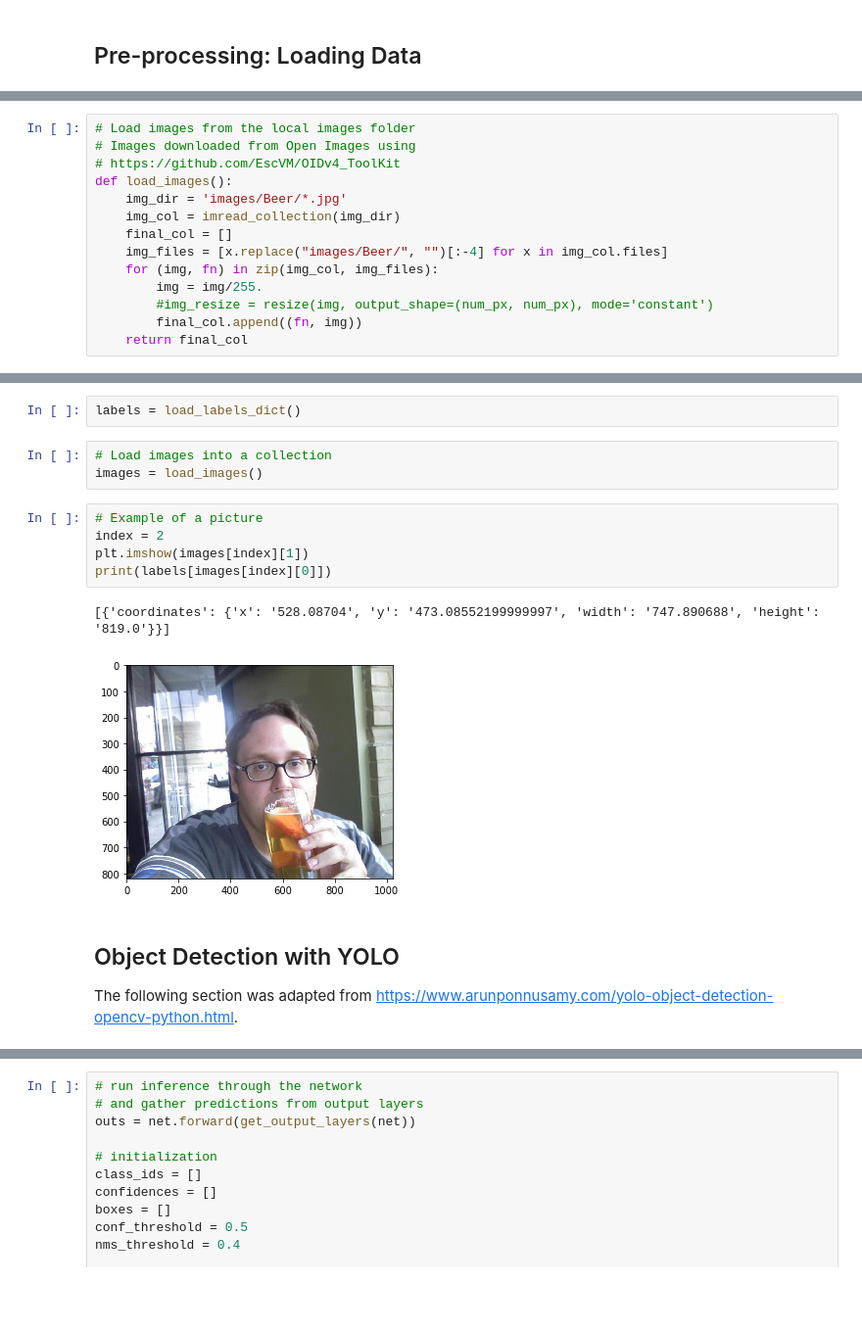
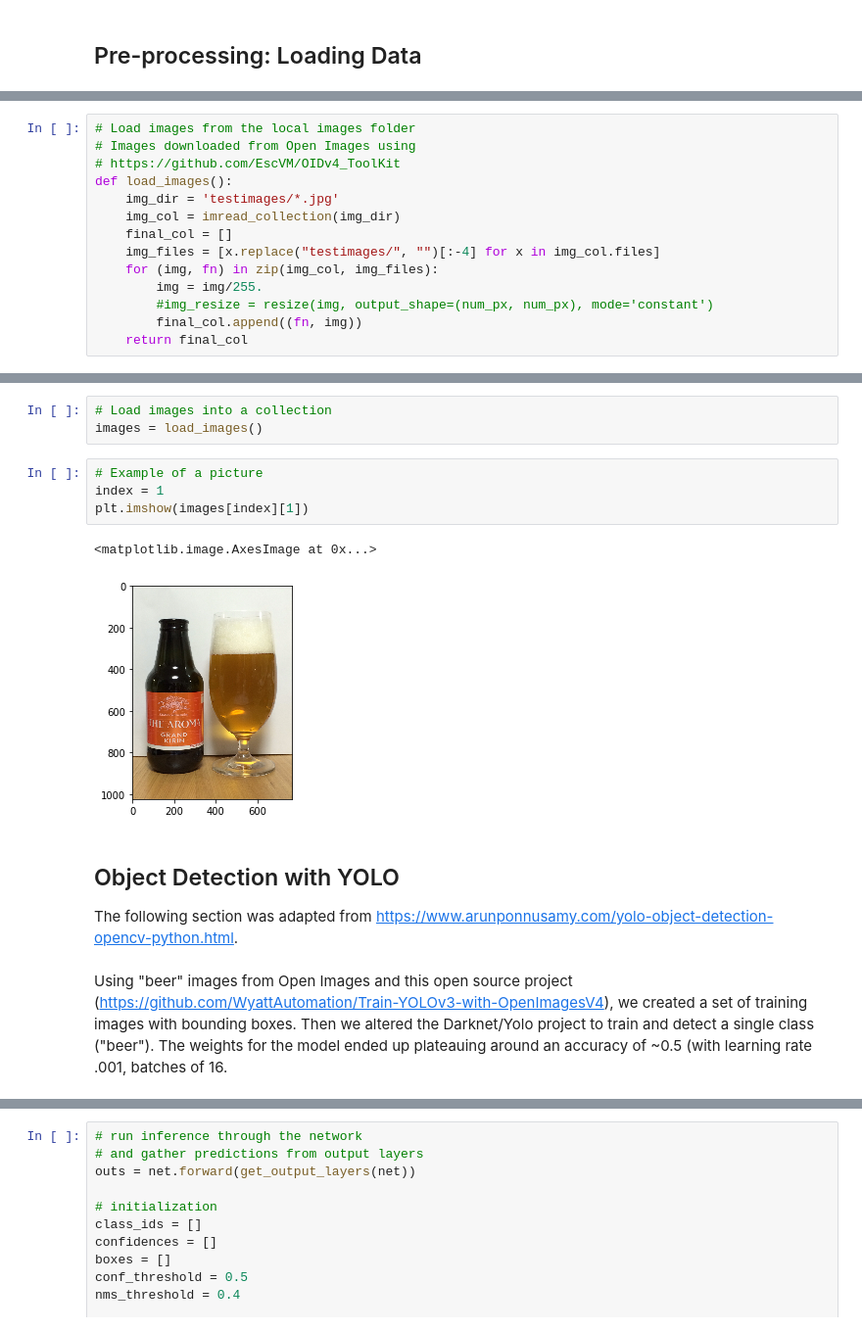
Before and after one commit to kuhlenh/deepdrink, a Jupyter notebook: DeepDrink-BasicModel.ipynb, the cells around one changed output, grey strips where cells are left out. Shown at 98% size. Saved outputs shown, nothing was run; the diff lists cells and outputs as text; blank space fills up the shorter version.

Commit message:
basic model working

```diff
--- a/DeepDrink-BasicModel.ipynb
+++ b/DeepDrink-BasicModel.ipynb
@@ -26,10 +24,10 @@ num_px = 128
 # Images downloaded from Open Images using
 # https://github.com/EscVM/OIDv4_ToolKit
 def load_images():
-    img_dir = 'images/Beer/*.jpg'
+    img_dir = 'testimages/*.jpg'
     img_col = imread_collection(img_dir)
     final_col = []
-    img_files = [x.replace("images/Beer/", "")[:-4] for x in img_col.files]
+    img_files = [x.replace("testimages/", "")[:-4] for x in img_col.files]
     for (img, fn) in zip(img_col, img_files):
         img = img/255.
         #img_resize = resize(img, output_shape=(num_px, num_px), mode='constant')
@@ -59,19 +36,18 @@ def load_labels_dict():
-# %%
-labels = load_labels_dict()
 # %%
 # Load images into a collection
 images = load_images()
 # %%
 # Example of a picture
-index = 2
+index = 1
 plt.imshow(images[index][1])
-print(labels[images[index][0]])
 # %% [output]
-[{'coordinates': {'x': '528.08704', 'y': '473.08552199999997', 'width': '747.890688', 'height': '819.0'}}]
+<matplotlib.image.AxesImage at 0x...>
-[figure, old version]
+[figure, new version]
 # %% [markdown]
 ## Object Detection with YOLO
 The following section was adapted from https://www.arunponnusamy.com/yolo-object-detection-opencv-python.html.
+# %% [markdown]
+Using "beer" images from Open Images and this open source project (https://github.com/WyattAutomation/Train-YOLOv3-with-OpenImagesV4), we created a set of training images with bounding boxes. Then we altered the Darknet/Yolo project to train and detect a single class ("beer"). The weights for the model ended up plateauing around an accuracy of ~0.5 (with learning rate .001, batches of 16.
 # %%
 # Adapted from https://www.arunponnusamy.com/yolo-object-detection-opencv-python.html
 
```
Also changed, not shown: parts of 11 cells of this notebook, 8 other files.
